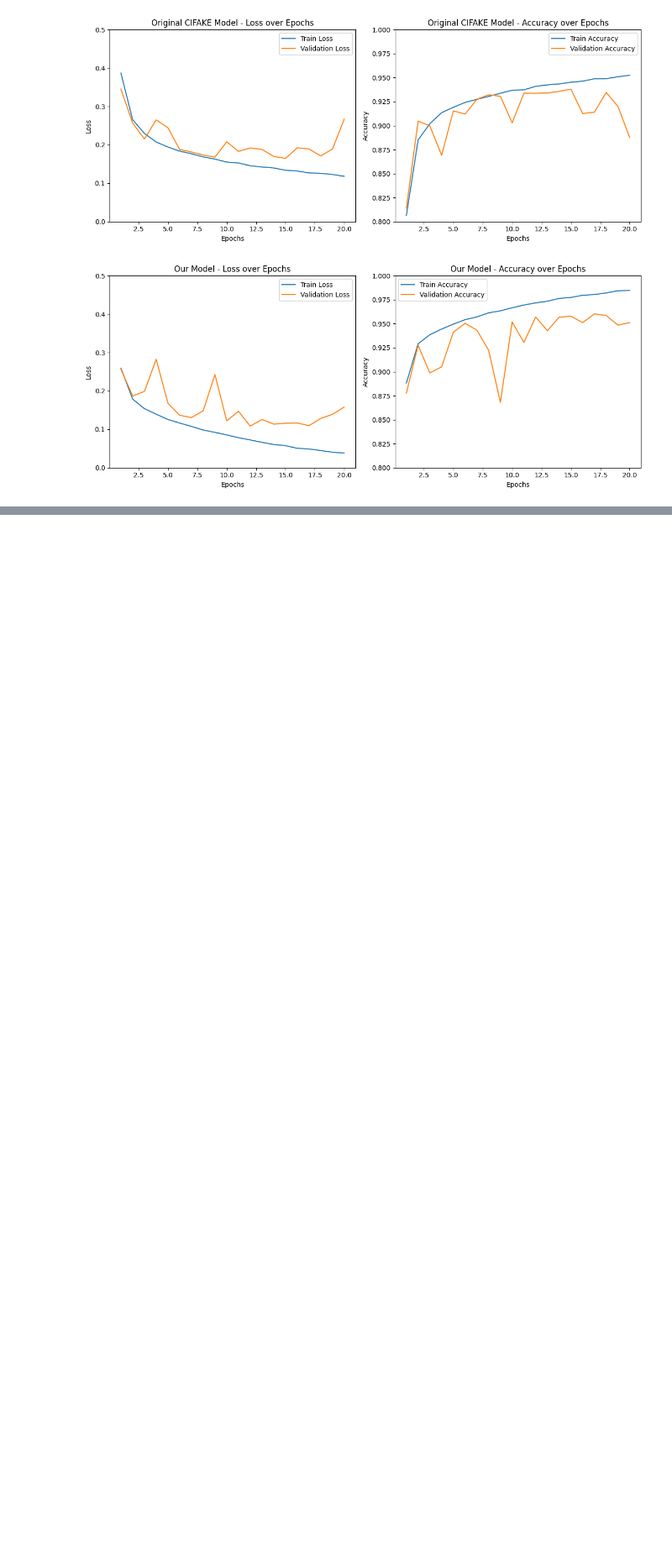
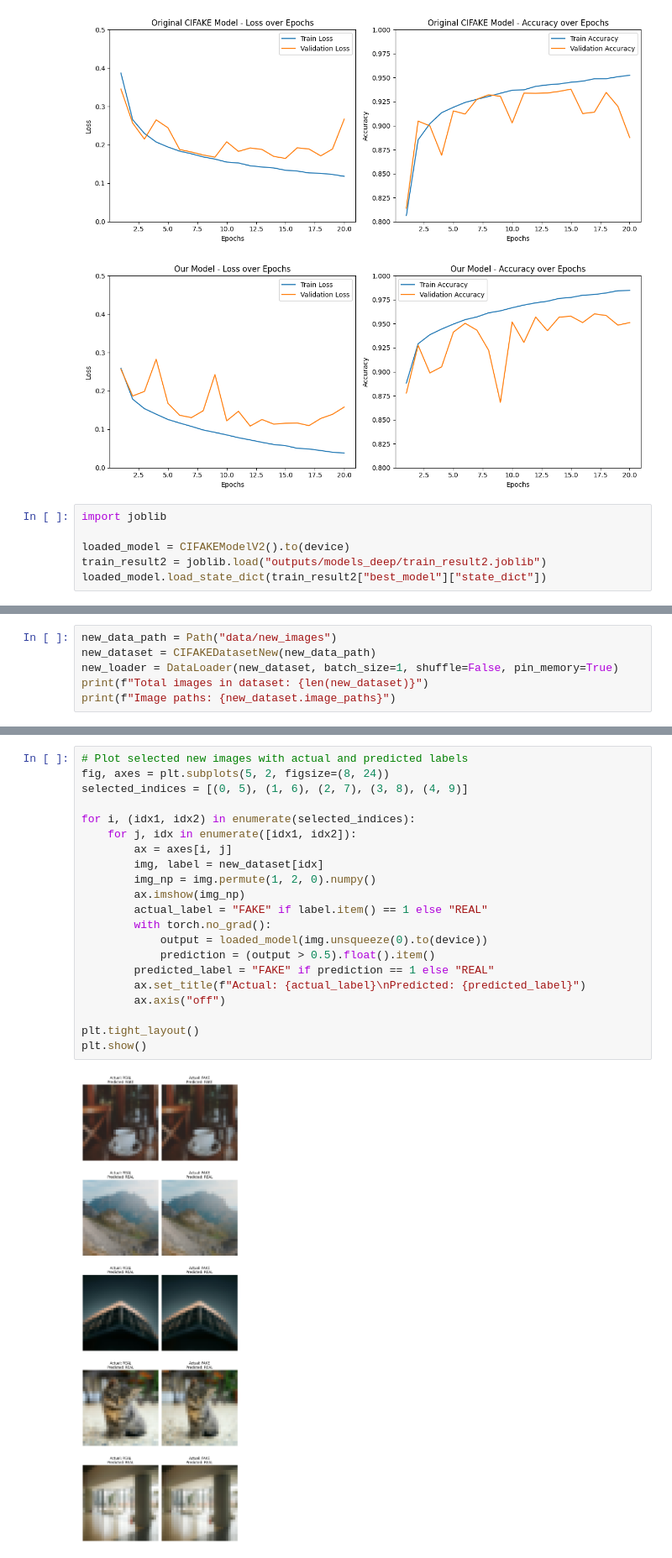
Before and after one commit to Phyke/AT82.08-AI-Generated-Image-Classification, a Jupyter notebook: cnn_training.ipynb, the cells around one changed output, grey strips where cells are left out. Shown: that part at 84% size. Cells and saved outputs as stored; diff of their text form; blank space fills up the shorter version.

```diff
--- a/cnn_training.ipynb
+++ b/cnn_training.ipynb
@@ -530,3 +530,9 @@ plot_training_history(train_result2, "Our Model")
 # %% [output]
 [figure]
 [figure]
+# %%
+import joblib
+
+loaded_model = CIFAKEModelV2().to(device)
+train_result2 = joblib.load("outputs/models_deep/train_result2.joblib")
+loaded_model.load_state_dict(train_result2["best_model"]["state_dict"])
@@ -532,0 +569,6 @@ plot_training_history(train_result2, "Our Model")
+# %%
+new_data_path = Path("data/new_images")
+new_dataset = CIFAKEDatasetNew(new_data_path)
+new_loader = DataLoader(new_dataset, batch_size=1, shuffle=False, pin_memory=True)
+print(f"Total images in dataset: {len(new_dataset)}")
+print(f"Image paths: {new_dataset.image_paths}")
@@ -532,0 +611,23 @@ plot_training_history(train_result2, "Our Model")
+# %%
+# Plot selected new images with actual and predicted labels
+fig, axes = plt.subplots(5, 2, figsize=(8, 24))
+selected_indices = [(0, 5), (1, 6), (2, 7), (3, 8), (4, 9)]
+
+for i, (idx1, idx2) in enumerate(selected_indices):
+    for j, idx in enumerate([idx1, idx2]):
+        ax = axes[i, j]
+        img, label = new_dataset[idx]
+        img_np = img.permute(1, 2, 0).numpy()
+        ax.imshow(img_np)
+        actual_label = "FAKE" if label.item() == 1 else "REAL"
+        with torch.no_grad():
+            output = loaded_model(img.unsqueeze(0).to(device))
+            prediction = (output > 0.5).float().item()
+        predicted_label = "FAKE" if prediction == 1 else "REAL"
+        ax.set_title(f"Actual: {actual_label}\nPredicted: {predicted_label}")
+        ax.axis("off")
+
+plt.tight_layout()
+plt.show()
+# %% [output]
+[figure, added]
```
Also changed, not shown: parts of 6 cells of this notebook, 13 other files.
